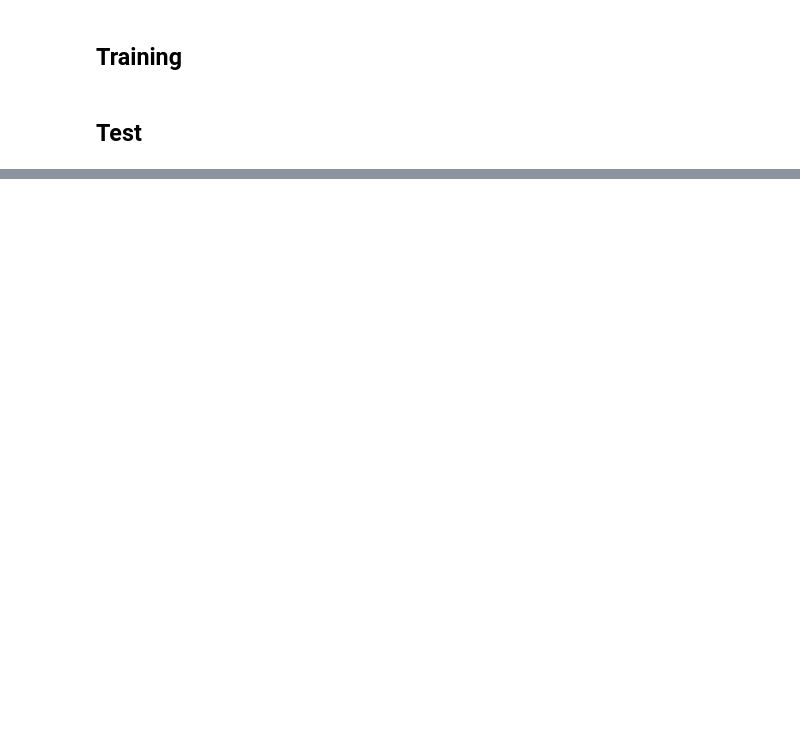
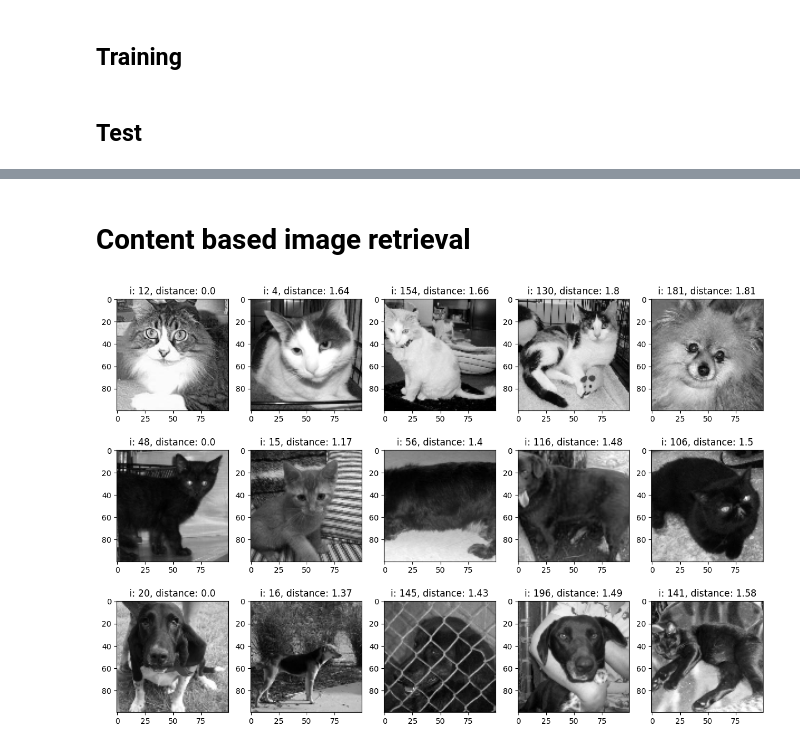
Before and after one commit to carloshernangarrido/wc, a Jupyter notebook: CNN_classifier.ipynb, the cells around one changed output, grey strips where cells are left out. Cells and saved outputs as stored; diff of their text form; code cells hidden in the pictures; blank space fills up the shorter version.

Commit message:
CNN-based CBIM working

```diff
--- a/CNN_classifier.ipynb
+++ b/CNN_classifier.ipynb
@@ -224,0 +228,4 @@ Hists
+# %%
+partial_model = tf.keras.Model(inputs=model.input, outputs=model.get_layer(model.layers[4].name).output)
+partial_model.summary()
+global_descriptor = lambda img_gray: partial_model.predict(np.reshape(img_gray, (1, resolution[0], resolution[1], 1))).reshape((1, -1))
@@ -224,0 +250,3 @@ Hists
+# %%
+database_indices = [i for i in range(200)]
+database = np.array([global_descriptor(X_test[i, :, :]) for i in database_indices])[:,0,:]
@@ -224,0 +271,20 @@ Hists
+# %% [markdown]
+# Content based image retrieval
+# %%
+# FLANN parameters
+FLANN_INDEX_KDTREE = 1
+index_params = dict(algorithm = FLANN_INDEX_KDTREE, trees = 5)
+search_params = dict(checks=50)   # or pass empty dictionary
+flann = cv.FlannBasedMatcher(index_params,search_params)
+
+query_images = [database[i_query, :].reshape(1, -1) for i_query in [12, 48, 20]]
+k_results = 5
+fig, ax = plt.subplots(len(query_images), k_results, figsize=(15,10))
+for i_query in range(len(query_images)):
+    matches = flann.knnMatch(query_images[i_query], database, k=k_results)
+    for i, match in enumerate(matches[0]):
+        ax[i_query, i].imshow(X_test[match.trainIdx], 'gray')
+        ax[i_query, i].set_title(f'i: {match.trainIdx}, distance: {np.round(match.distance, 2)}')
+plt.show()
+# %% [output]
+[figure, added]
```
Also changed, not shown: parts of 6 cells of this notebook, 1 other file.
